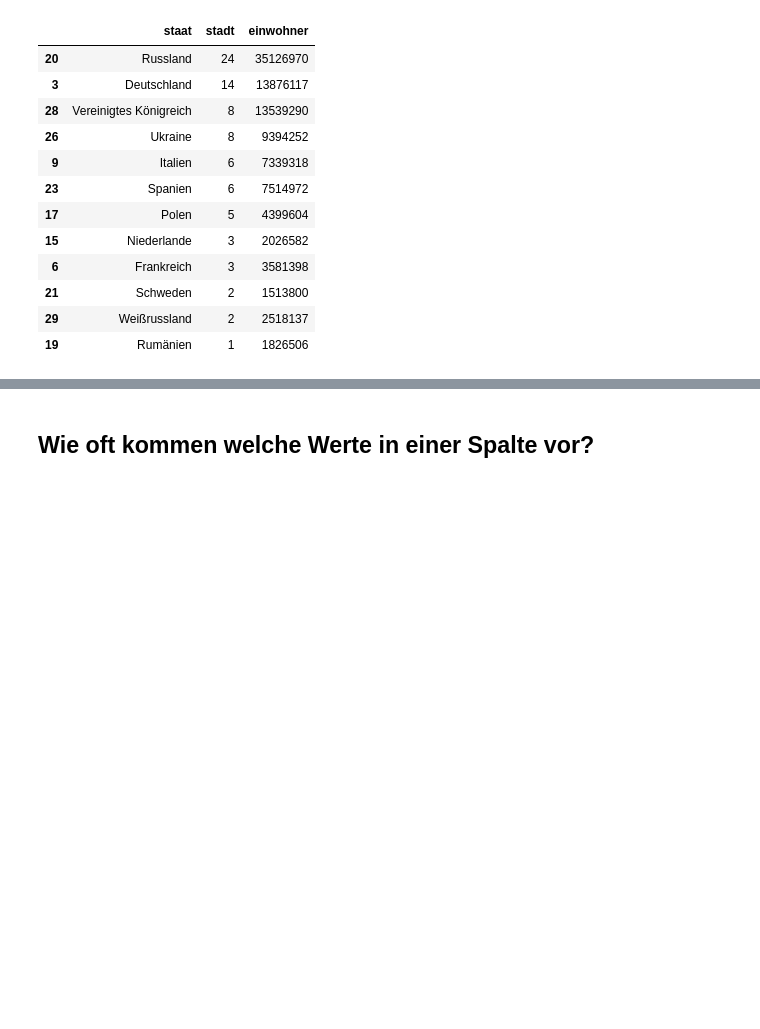
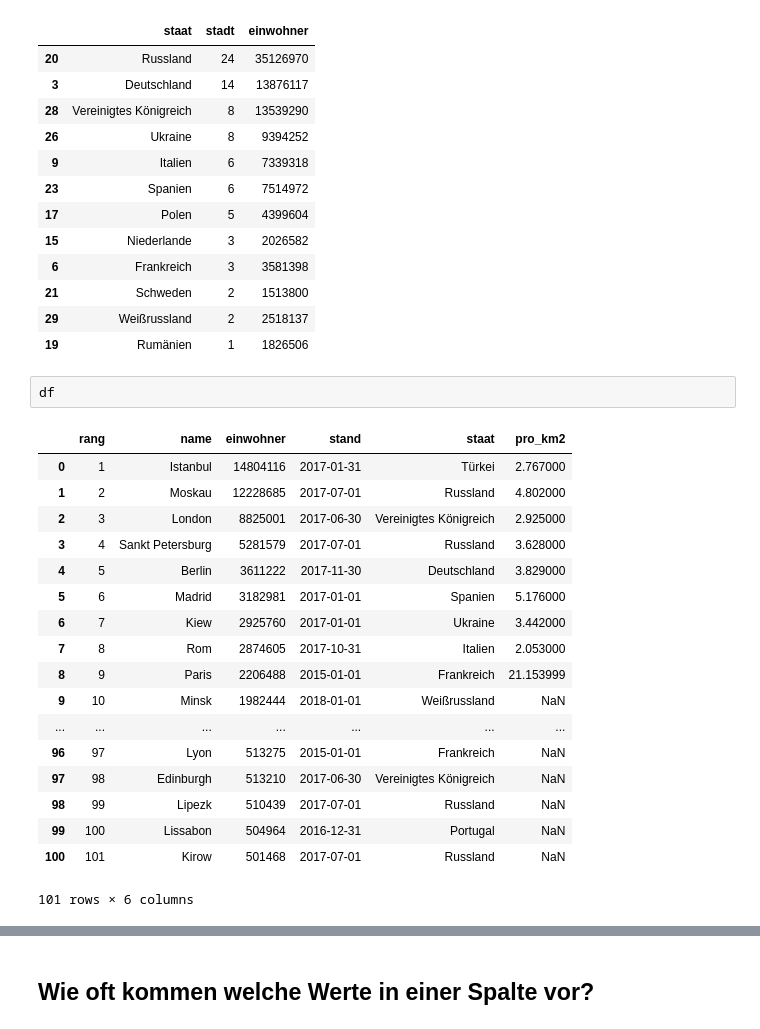
Before and after one commit to ephes/data_science_tutorial, a Jupyter notebook: notebooks/numpy_pandas/pandas.ipynb, the cells around one changed output, grey strips where cells are left out. Drawn from its saved outputs; the diff is of its cells as text; blank space fills up the shorter version.

```diff
--- a/notebooks/numpy_pandas/pandas.ipynb
+++ b/notebooks/numpy_pandas/pandas.ipynb
@@ -217,3 +281,24 @@ dt
 | 21 | Schweden | 2 | 1513800 |
 | 29 | Weißrussland | 2 | 2518137 |
 | 19 | Rumänien | 1 | 1826506 |
+# %%
+df
+# %% [output]
+|  | rang | name | einwohner | stand | staat | pro_km2 |
+| 0 | 1 | Istanbul | 14804116 | 2017-01-31 | Türkei | 2.767000 |
+| 1 | 2 | Moskau | 12228685 | 2017-07-01 | Russland | 4.802000 |
+| 2 | 3 | London | 8825001 | 2017-06-30 | Vereinigtes Königreich | 2.925000 |
+| 3 | 4 | Sankt Petersburg | 5281579 | 2017-07-01 | Russland | 3.628000 |
+| 4 | 5 | Berlin | 3611222 | 2017-11-30 | Deutschland | 3.829000 |
+| 5 | 6 | Madrid | 3182981 | 2017-01-01 | Spanien | 5.176000 |
+| 6 | 7 | Kiew | 2925760 | 2017-01-01 | Ukraine | 3.442000 |
+| 7 | 8 | Rom | 2874605 | 2017-10-31 | Italien | 2.053000 |
+| 8 | 9 | Paris | 2206488 | 2015-01-01 | Frankreich | 21.153999 |
+| 9 | 10 | Minsk | 1982444 | 2018-01-01 | Weißrussland | NaN |
+| ... | ... | ... | ... | ... | ... | ... |
+| 96 | 97 | Lyon | 513275 | 2015-01-01 | Frankreich | NaN |
+| 97 | 98 | Edinburgh | 513210 | 2017-06-30 | Vereinigtes Königreich | NaN |
+| 98 | 99 | Lipezk | 510439 | 2017-07-01 | Russland | NaN |
+| 99 | 100 | Lissabon | 504964 | 2016-12-31 | Portugal | NaN |
+| 100 | 101 | Kirow | 501468 | 2017-07-01 | Russland | NaN |
+101 rows × 6 columns
```
Also changed, not shown: parts of 27 cells of this notebook.
